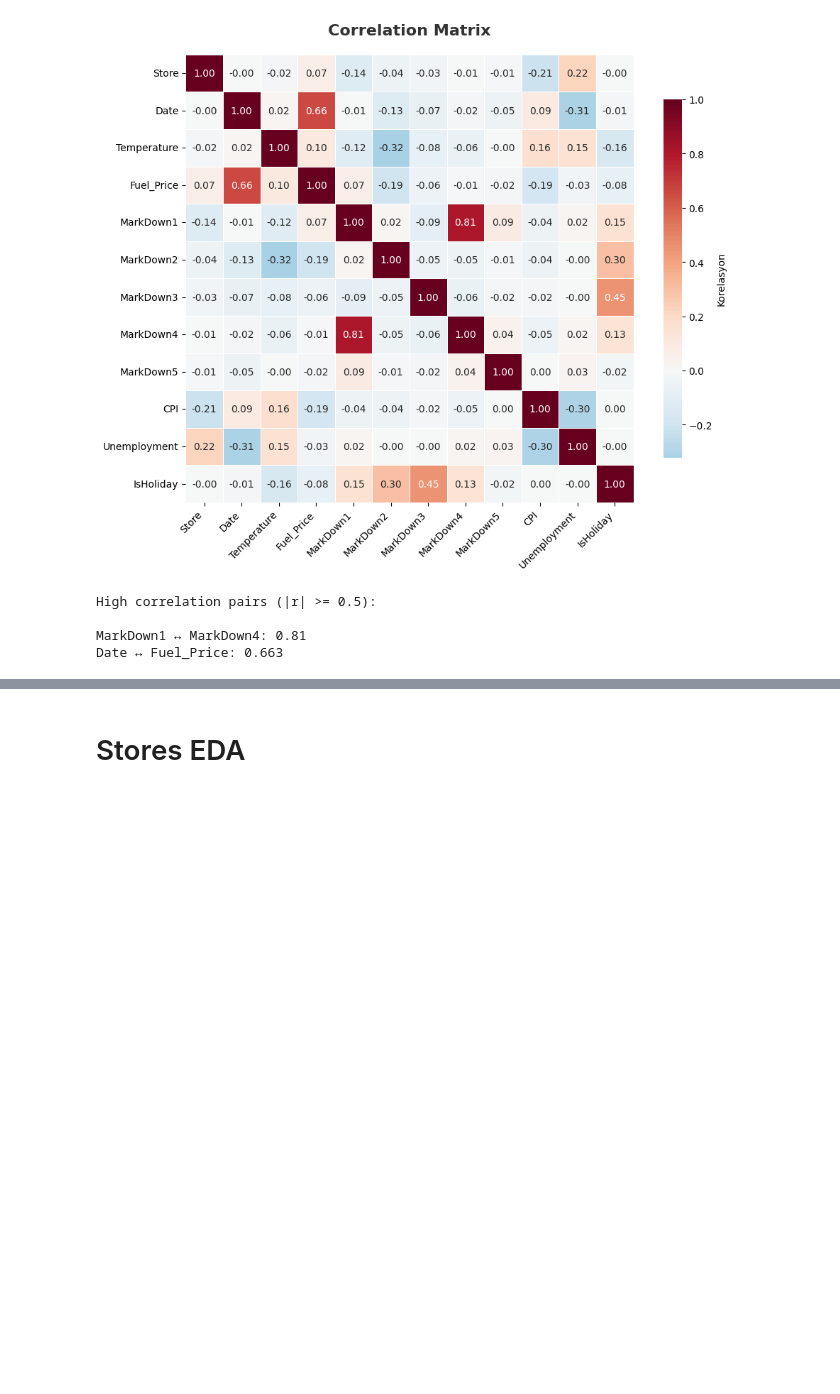
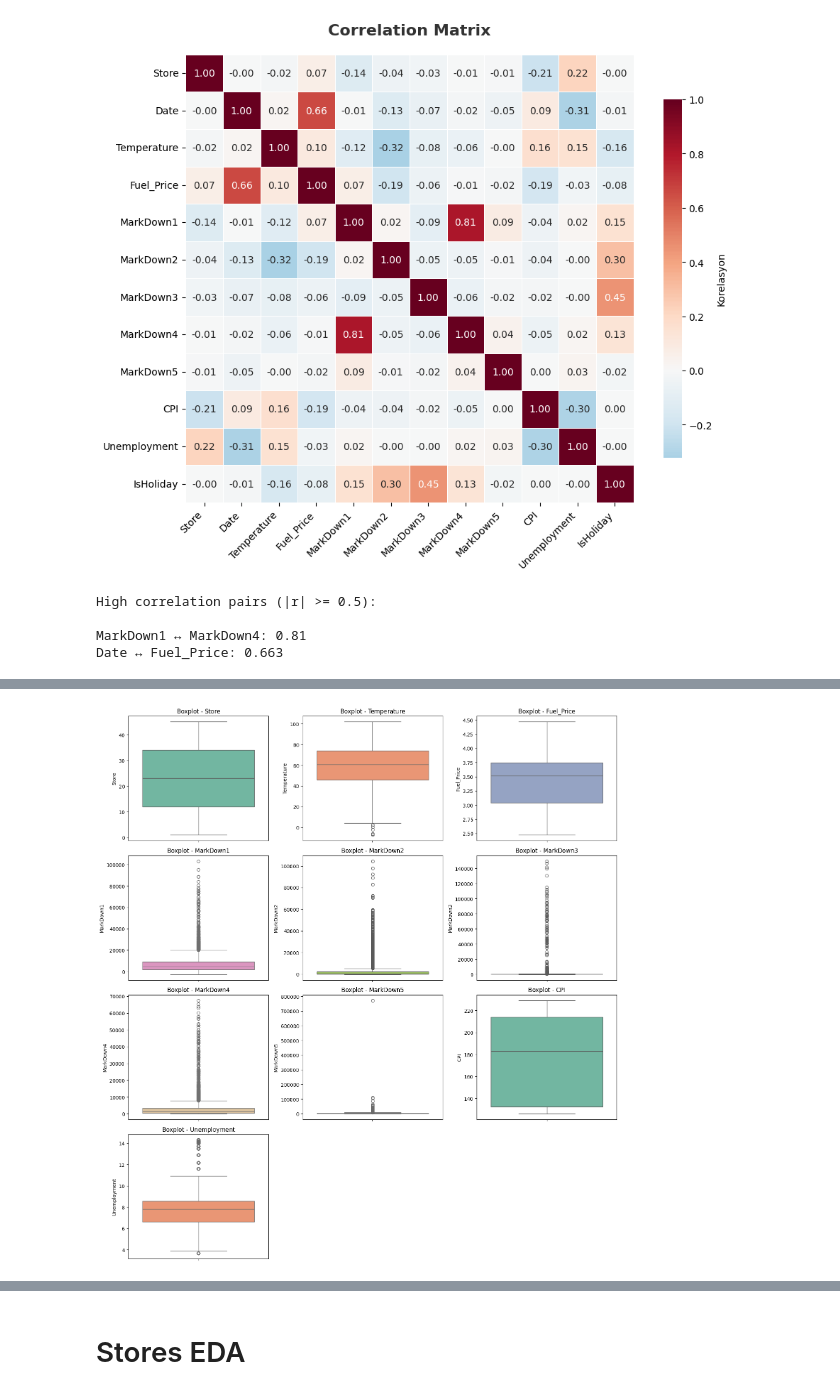
Before and after one commit to BarkinTopcu/Walmart_EDA, a Jupyter notebook: Walmart_EDA.ipynb, the cells around one changed output, grey strips where cells are left out. Cells and saved outputs as stored; diff of their text form; code cells hidden in the pictures; blank space fills up the shorter version.

```diff
--- a/Walmart_EDA.ipynb
+++ b/Walmart_EDA.ipynb
@@ -212,0 +260,20 @@ def plot_corr_matrix(
+# %%
+def plot_boxplots(df: pd.DataFrame):
+    numeric_cols = df.select_dtypes(include=['int64', 'float64']).columns
+    if len(numeric_cols) == 0:
+        print("There aren’t any numerical columns.")
+        return
+    n_cols = 3
+    n_rows = math.ceil(len(numeric_cols) / n_cols)
+
+    palette = sns.color_palette("Set2", len(numeric_cols))
+    fig, axes = plt.subplots(n_rows, n_cols, figsize=(n_cols*5, n_rows*4))
+    axes = axes.flatten()
+
+    for i, col in enumerate(numeric_cols):
+        sns.boxplot(y=df[col], ax=axes[i], color=palette[i])
+        axes[i].set_title(f"Boxplot - {col}")
+    for j in range(i+1, len(axes)):
+        axes[j].set_visible(False)
+    plt.tight_layout()
+    plt.show()
@@ -285,0 +384,4 @@ Date ↔ Fuel_Price: 0.663
+# %%
+plot_boxplots(features_df)
+# %% [output]
+[figure, added]
```
Also changed, not shown: parts of 11 cells of this notebook.
